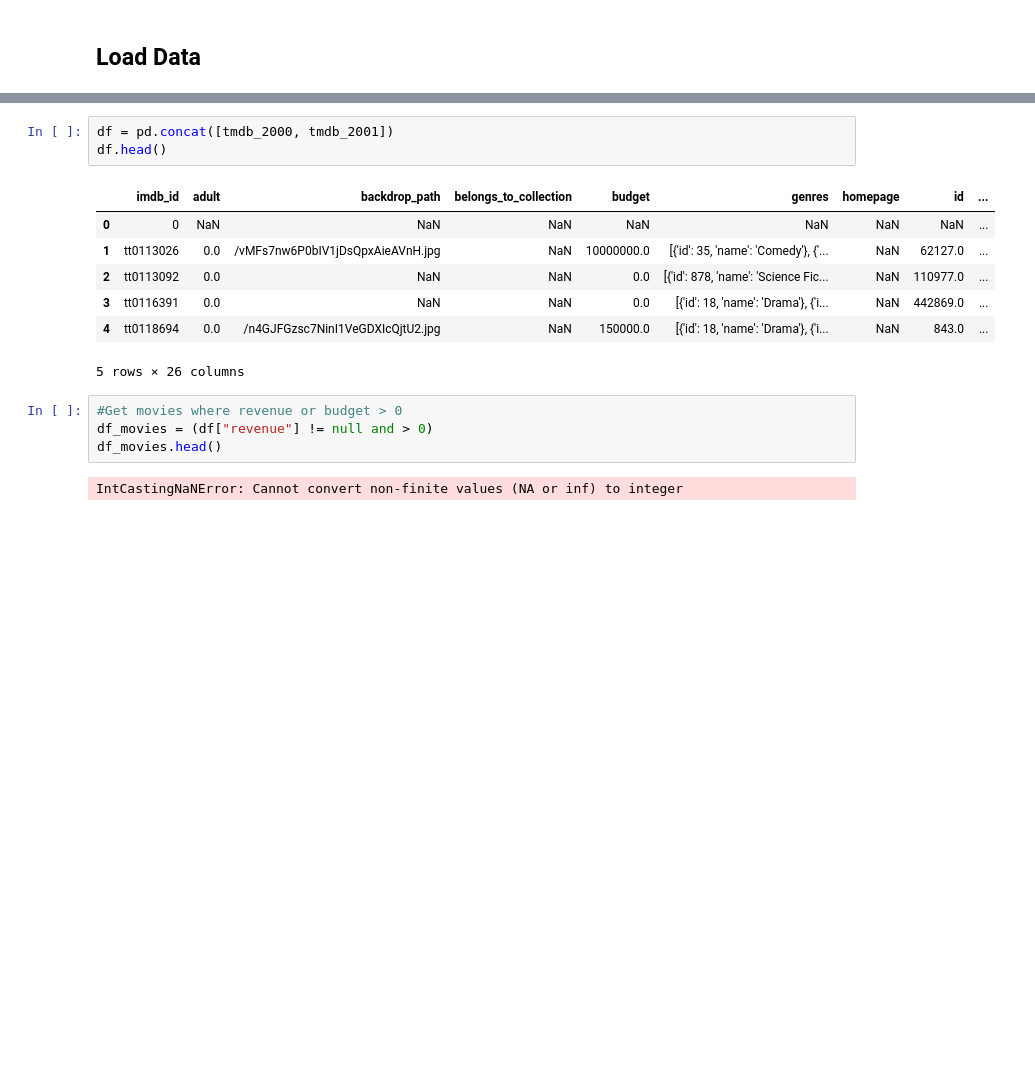
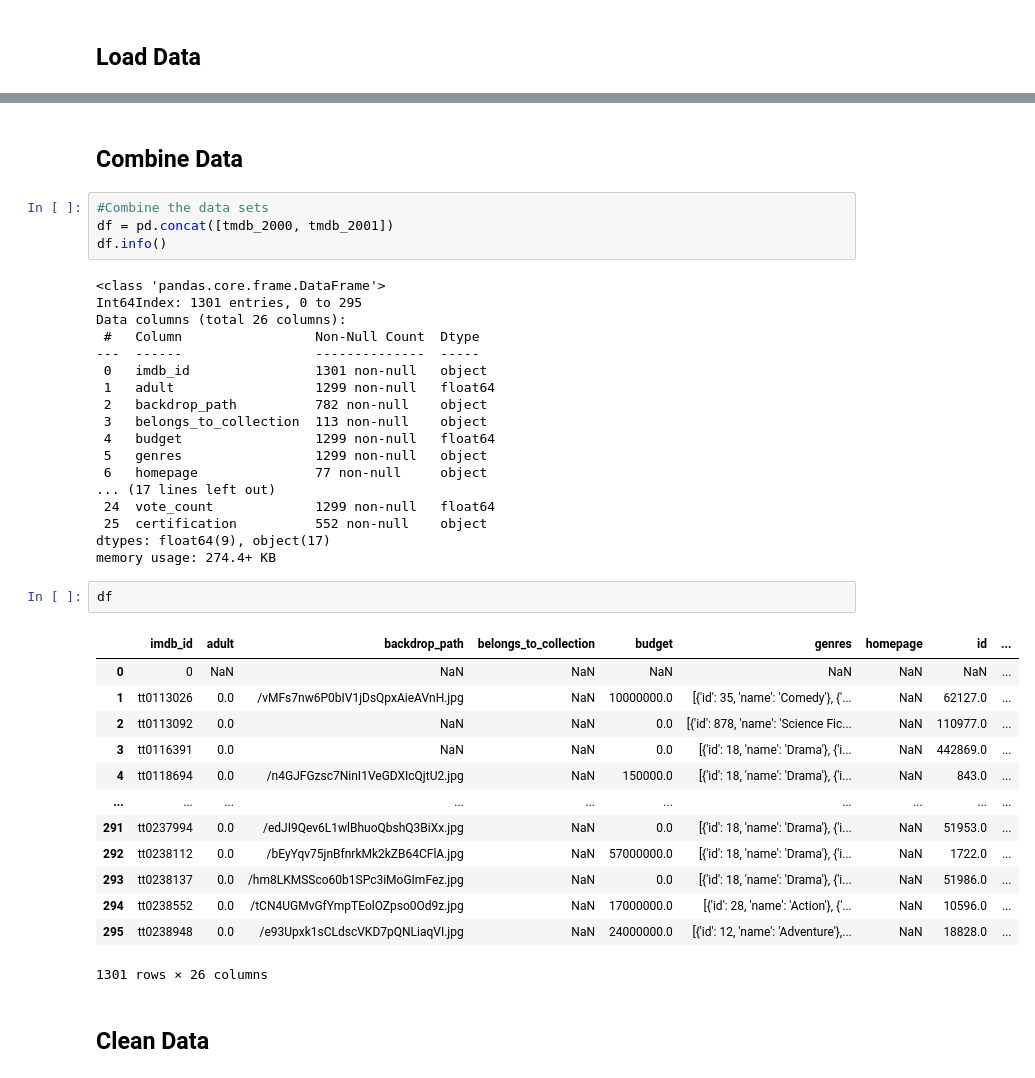
Before and after one commit to MrBCPT/DE_2023, a Jupyter notebook: Project_3_Part_2_EDA(Core).ipynb, the cells around one changed output, grey strips where cells are left out. Saved outputs shown, nothing was run; the diff lists cells and outputs as text; blank space fills up the shorter version.

Commit message:
Completed Project 3 Part 3 EDA Core

```diff
--- a/Project_3_Part_2_EDA(Core).ipynb
+++ b/Project_3_Part_2_EDA(Core).ipynb
@@ -40,17 +113,42 @@ tmdb_2001.head()
+# %% [markdown]
+## Combine Data
 # %%
+#Combine the data sets
 df = pd.concat([tmdb_2000, tmdb_2001])
-df.head()
+df.info()
 # %% [output]
-|  | imdb_id | adult | backdrop_path | belongs_to_collection | budget | genres | homepage | id | ... |
-| 0 | 0 | NaN | NaN | NaN | NaN | NaN | NaN | NaN | ... |
-| 1 | tt0113026 | 0.0 | /vMFs7nw6P0bIV1jDsQpxAieAVnH.jpg | NaN | 10000000.0 | [{'id': 35, 'name': 'Comedy'}, {'... | NaN | 62127.0 | ... |
-| 2 | tt0113092 | 0.0 | NaN | NaN | 0.0 | [{'id': 878, 'name': 'Science Fic... | NaN | 110977.0 | ... |
-| 3 | tt0116391 | 0.0 | NaN | NaN | 0.0 | [{'id': 18, 'name': 'Drama'}, {'i... | NaN | 442869.0 | ... |
-| 4 | tt0118694 | 0.0 | /n4GJFGzsc7NinI1VeGDXIcQjtU2.jpg | NaN | 150000.0 | [{'id': 18, 'name': 'Drama'}, {'i... | NaN | 843.0 | ... |
-5 rows × 26 columns
+<class 'pandas.core.frame.DataFrame'>
+Int64Index: 1301 entries, 0 to 295
+Data columns (total 26 columns):
+ #   Column                 Non-Null Count  Dtype
+---  ------                 --------------  -----
+ 0   imdb_id                1301 non-null   object
+ 1   adult                  1299 non-null   float64
+ 2   backdrop_path          782 non-null    object
+ 3   belongs_to_collection  113 non-null    object
+ 4   budget                 1299 non-null   float64
+ 5   genres                 1299 non-null   object
+ 6   homepage               77 non-null     object
+... (17 lines left out)
+ 24  vote_count             1299 non-null   float64
+ 25  certification          552 non-null    object
+dtypes: float64(9), object(17)
+memory usage: 274.4+ KB
-# %%
-#Get movies where revenue or budget > 0
-df_movies = (df["revenue"] != null and > 0)
-df_movies.head()
-# %% [output]
-IntCastingNaNError: Cannot convert non-finite values (NA or inf) to integer
+# %%
+df
+# %% [output]
+|  | imdb_id | adult | backdrop_path | belongs_to_collection | budget | genres | homepage | id | ... |
+| 0 | 0 | NaN | NaN | NaN | NaN | NaN | NaN | NaN | ... |
+| 1 | tt0113026 | 0.0 | /vMFs7nw6P0bIV1jDsQpxAieAVnH.jpg | NaN | 10000000.0 | [{'id': 35, 'name': 'Comedy'}, {'... | NaN | 62127.0 | ... |
+| 2 | tt0113092 | 0.0 | NaN | NaN | 0.0 | [{'id': 878, 'name': 'Science Fic... | NaN | 110977.0 | ... |
+| 3 | tt0116391 | 0.0 | NaN | NaN | 0.0 | [{'id': 18, 'name': 'Drama'}, {'i... | NaN | 442869.0 | ... |
+| 4 | tt0118694 | 0.0 | /n4GJFGzsc7NinI1VeGDXIcQjtU2.jpg | NaN | 150000.0 | [{'id': 18, 'name': 'Drama'}, {'i... | NaN | 843.0 | ... |
+| ... | ... | ... | ... | ... | ... | ... | ... | ... | ... |
+| 291 | tt0237994 | 0.0 | /edJI9Qev6L1wlBhuoQbshQ3BiXx.jpg | NaN | 0.0 | [{'id': 18, 'name': 'Drama'}, {'i... | NaN | 51953.0 | ... |
+| 292 | tt0238112 | 0.0 | /bEyYqv75jnBfnrkMk2kZB64CFlA.jpg | NaN | 57000000.0 | [{'id': 18, 'name': 'Drama'}, {'i... | NaN | 1722.0 | ... |
+| 293 | tt0238137 | 0.0 | /hm8LKMSSco60b1SPc3iMoGImFez.jpg | NaN | 0.0 | [{'id': 18, 'name': 'Drama'}, {'i... | NaN | 51986.0 | ... |
+| 294 | tt0238552 | 0.0 | /tCN4UGMvGfYmpTEolOZpso0Od9z.jpg | NaN | 17000000.0 | [{'id': 28, 'name': 'Action'}, {'... | NaN | 10596.0 | ... |
+| 295 | tt0238948 | 0.0 | /e93Upxk1sCLdscVKD7pQNLiaqVI.jpg | NaN | 24000000.0 | [{'id': 12, 'name': 'Adventure'},... | NaN | 18828.0 | ... |
+1301 rows × 26 columns
+# %% [markdown]
+## Clean Data
```
Also changed, not shown: parts of 11 cells of this notebook, 1 other file.
